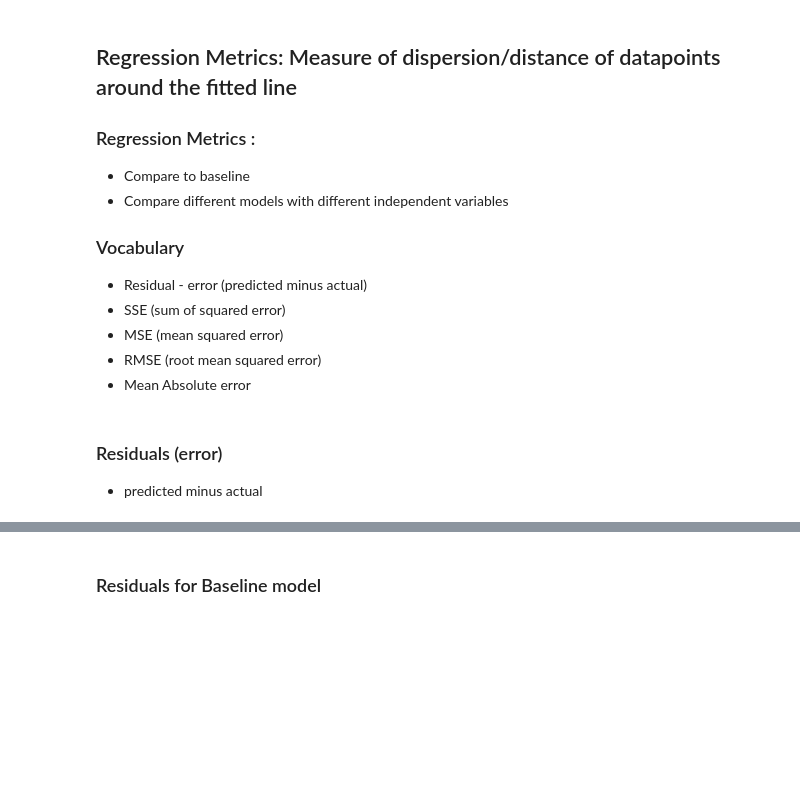
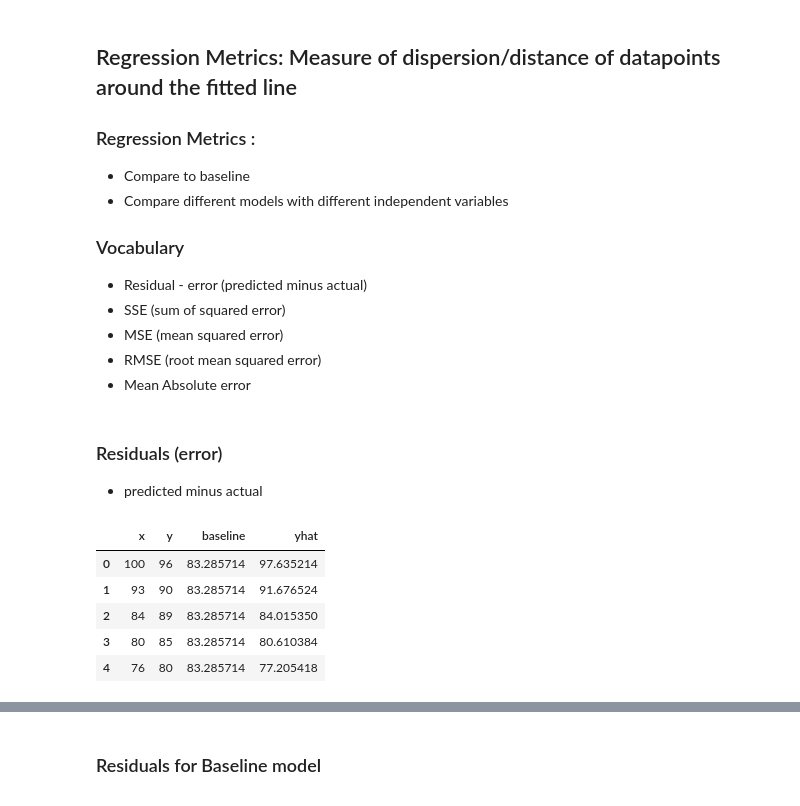
Before and after one commit to CodeupClassroom/easley-regression-exercises, a Jupyter notebook: regression_evaluation_lesson.ipynb, the cells around one changed output, grey strips where cells are left out. Drawn from its saved outputs; the diff is of its cells as text; code cells hidden in the pictures; blank space fills up the shorter version.

```diff
--- a/regression_evaluation_lesson.ipynb
+++ b/regression_evaluation_lesson.ipynb
@@ -103,4 +135,13 @@ plt.title('Baseline and OLS regression model')
 ### Residuals (error)
 
 - predicted minus actual
+# %%
+df.head()
+# %% [output]
+|  | x | y | baseline | yhat |
+| 0 | 100 | 96 | 83.285714 | 97.635214 |
+| 1 | 93 | 90 | 83.285714 | 91.676524 |
+| 2 | 84 | 89 | 83.285714 | 84.015350 |
+| 3 | 80 | 85 | 83.285714 | 80.610384 |
+| 4 | 76 | 80 | 83.285714 | 77.205418 |
 # %%
```
Also changed, not shown: parts of 33 cells of this notebook.
